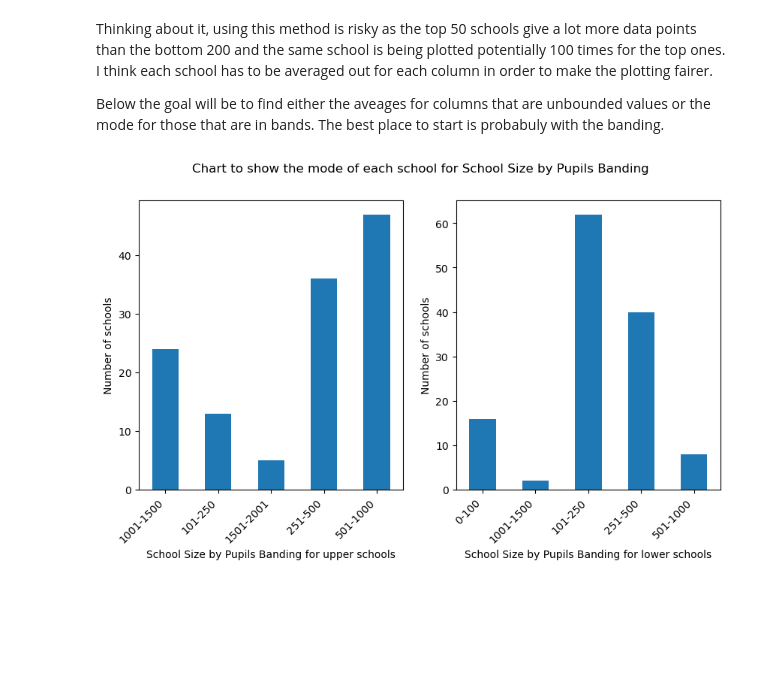
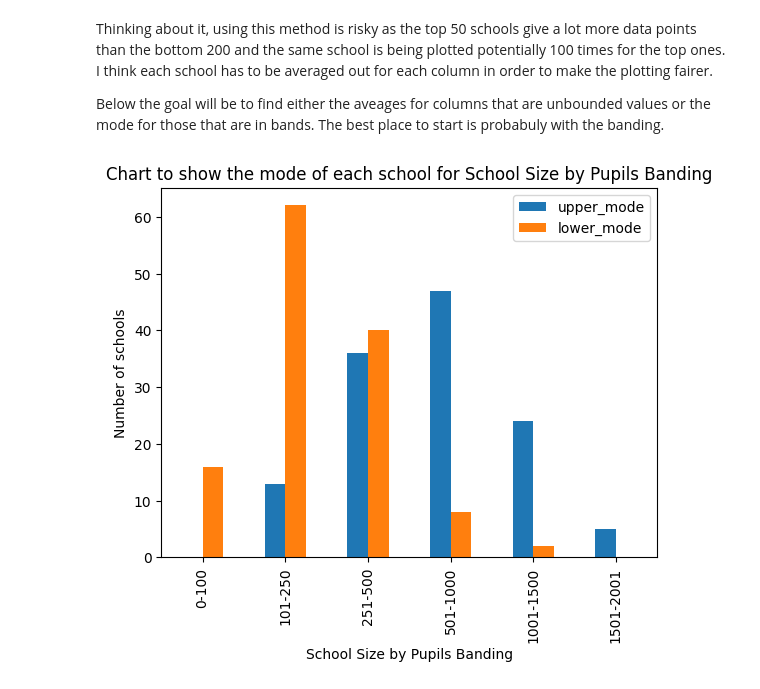
Before and after one commit to maxcwalker/documents, a Jupyter notebook: jupyter/prospectMapping/prospect_mapping_2.ipynb, the cells around one changed output. Saved outputs shown, nothing was run; the diff lists cells and outputs as text; code cells hidden in the pictures; blank space fills up the shorter version.

```diff
--- a/jupyter/prospectMapping/prospect_mapping_2.ipynb
+++ b/jupyter/prospectMapping/prospect_mapping_2.ipynb
@@ -118,30 +89,3 @@ barchart(col[31])
 Thinking about it, using this method is risky as the top 50 schools give a lot more data points than the bottom 200 and the same school is being plotted potentially 100 times for the top ones. I think each school has to be averaged out for each column in order to make the plotting fairer.
 
 Below the goal will be to find either the aveages for columns that are unbounded values or the mode for those that are in bands. The best place to start is probabuly with the banding.
-# %%
-def mode_bar(column):
-    mode_upper =[]; mode_lower = []
-    for i in range(len(top_establishments)):
-        mode_upper.append(df[column].loc[df[col[1]] == top_establishments[i]].mode())
-    for i in range(len(lower_establishments)):
-        mode_lower.append(df[column].loc[df[col[1]] == lower_establishments[i]].mode())
-    mode_upper = pd.DataFrame(mode_upper); mode_lower = pd.DataFrame(mode_lower)
-
-    plt.suptitle('Chart to show the mode of each school for ' + column)
-    plt.subplot(1, 2, 1)
-    mode_upper[0].value_counts().sort_index().plot(kind='bar',figsize=(10,5))
-    plt.ylabel('Number of schools')
-    plt.xlabel(column+' for upper schools')
-    plt.xticks(rotation=45,ha='right')
-
-    plt.subplot(1,2,2)
-    mode_lower[0].value_counts().sort_index().plot(kind='bar',figsize=(10,5))
-    plt.ylabel('Number of schools')
-    plt.xlabel(column+' for lower schools')
-    plt.xticks(rotation=45, ha='right')
-
-#mode_bar(col[33])
-# %%
-mode_bar(col[44])
-# %% [output]
-[figure, removed]
@@ -147,0 +124,24 @@ mode_bar(col[44])
+# %%
+def mode_bar(column,order):
+    upper_schools = df.loc[df[col[1]].isin(top_establishments)]
+    upper_mode= upper_schools.groupby([col[1]])[column].agg(pd.Series.mode)
+    upper_mode = upper_mode[(upper_mode.str.len() > 0)]
+
+    lower_schools = df.loc[df[col[1]].isin(lower_establishments)]
+    lower_mode = lower_schools.groupby([col[1]])[column].agg(pd.Series.mode)
+    lower_mode = lower_mode[lower_mode.str.len() > 0]
+
+    d = pd.DataFrame({'upper_mode' : upper_mode.value_counts(), 'lower_mode' : lower_mode.value_counts()})
+    if order != 0:
+        d.sort_index().loc[order].plot.bar()
+    else:
+        d.sort_index().plot.bar()
+    plt.legend()
+    plt.title('Chart to show the mode of each school for ' + column)
+    plt.xlabel(column)
+    plt.ylabel('Number of schools')
+
+order = ['0-100','101-250','251-500','501-1000','1001-1500','1501-2001']
+mode_bar(col[44],order)
+# %% [output]
+[figure, added]
```
Also changed, not shown: parts of 12 cells of this notebook, 6 other files.
